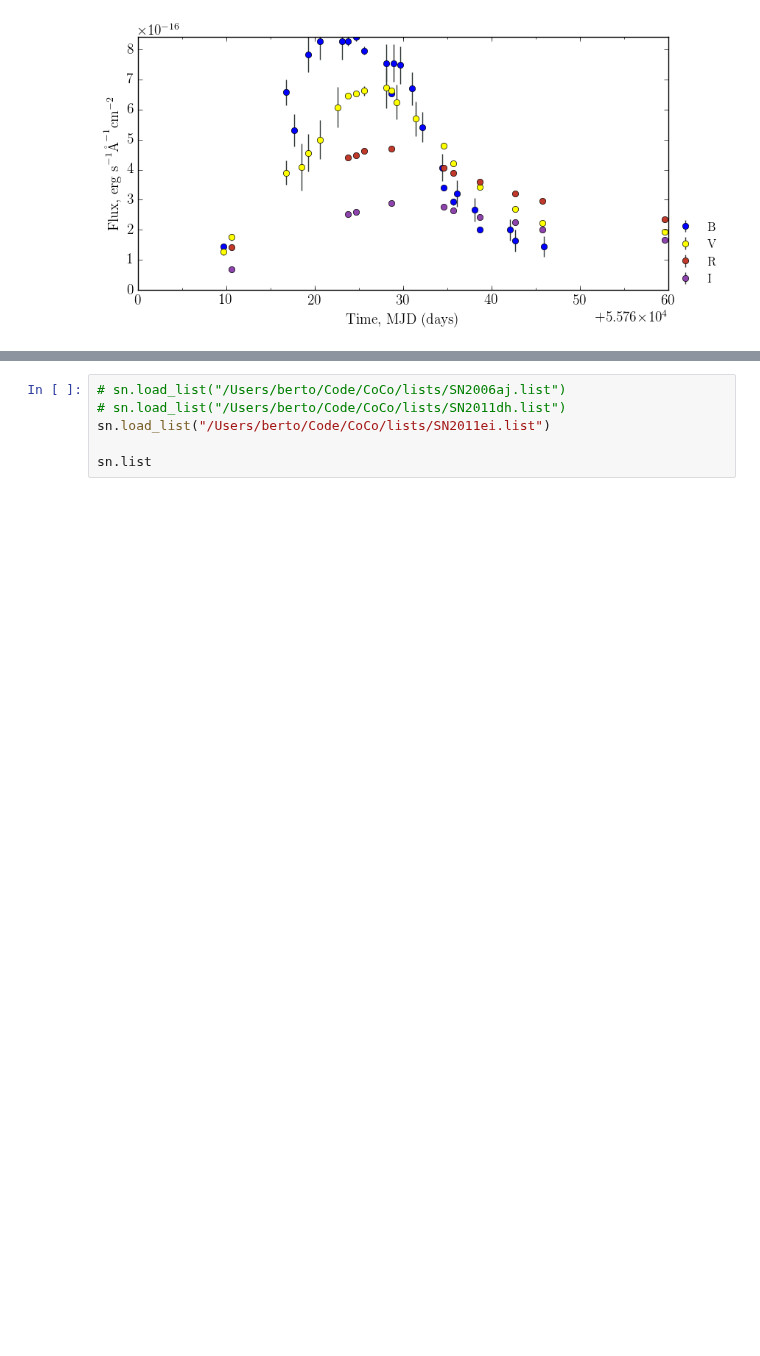
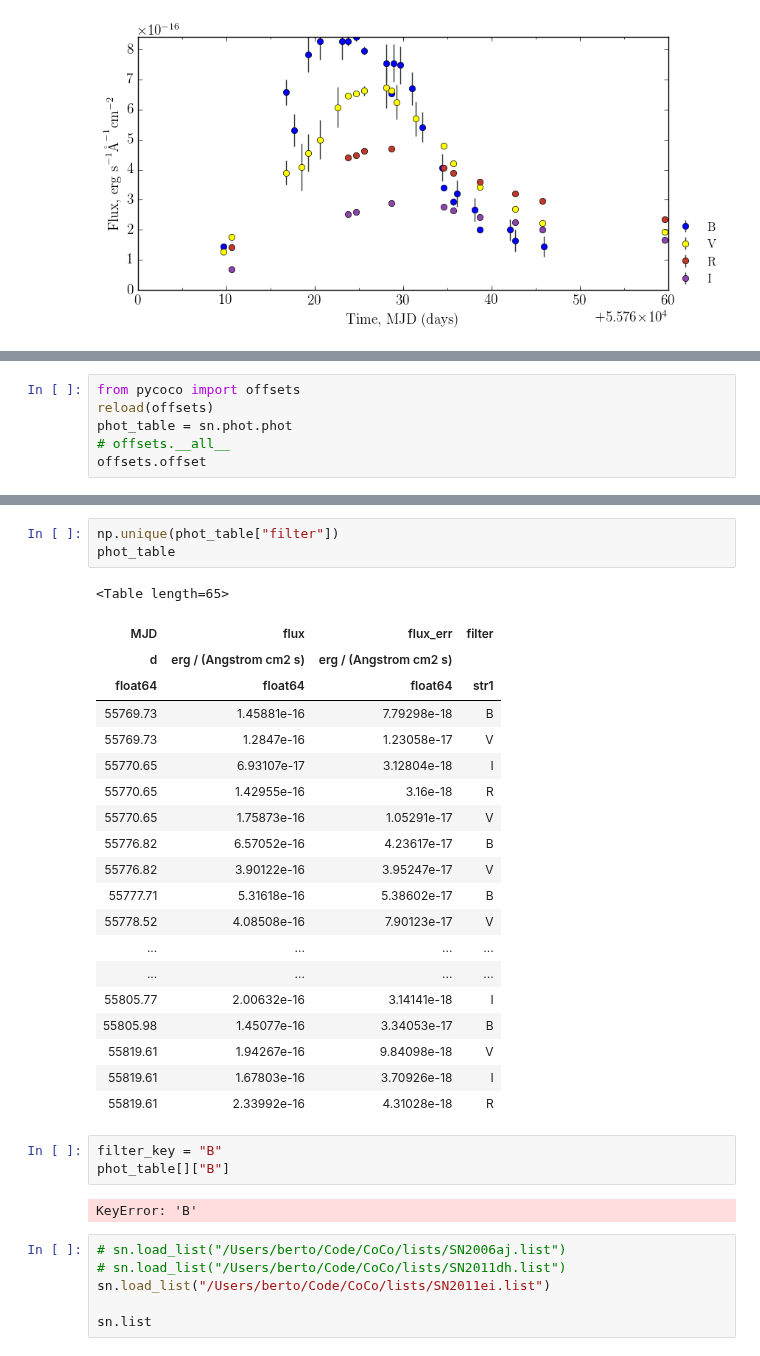
Before and after one commit to UoS-SNe/pycoco, a Jupyter notebook: notebooks/scratch_scripts.ipynb, the cells around one changed output, grey strips where cells are left out. Cells and saved outputs as stored; diff of their text form; blank space fills up the shorter version.

```diff
--- a/notebooks/scratch_scripts.ipynb
+++ b/notebooks/scratch_scripts.ipynb
@@ -58,0 +34,6 @@ sn.phot.data['V']
+# %%
+from pycoco import offsets
+reload(offsets)
+phot_table = sn.phot.phot
+# offsets.__all__
+offsets.offset
@@ -59,3 +59,32 @@ sn.phot.data['V']
+# %%
+np.unique(phot_table["filter"])
+phot_table
+# %% [output]
+<Table length=65>
+| MJD | flux | flux_err | filter |
+| d | erg / (Angstrom cm2 s) | erg / (Angstrom cm2 s) |  |
+| float64 | float64 | float64 | str1 |
+| 55769.73 | 1.45881e-16 | 7.79298e-18 | B |
+| 55769.73 | 1.2847e-16 | 1.23058e-17 | V |
+| 55770.65 | 6.93107e-17 | 3.12804e-18 | I |
+| 55770.65 | 1.42955e-16 | 3.16e-18 | R |
+| 55770.65 | 1.75873e-16 | 1.05291e-17 | V |
+| 55776.82 | 6.57052e-16 | 4.23617e-17 | B |
+| 55776.82 | 3.90122e-16 | 3.95247e-17 | V |
+| 55777.71 | 5.31618e-16 | 5.38602e-17 | B |
+| 55778.52 | 4.08508e-16 | 7.90123e-17 | V |
+| ... | ... | ... | ... |
+| ... | ... | ... | ... |
+| 55805.77 | 2.00632e-16 | 3.14141e-18 | I |
+| 55805.98 | 1.45077e-16 | 3.34053e-17 | B |
+| 55819.61 | 1.94267e-16 | 9.84098e-18 | V |
+| 55819.61 | 1.67803e-16 | 3.70926e-18 | I |
+| 55819.61 | 2.33992e-16 | 4.31028e-18 | R |
+# %%
+filter_key = "B"
+phot_table[]["B"]
+# %% [output]
+KeyError: 'B'
 # %%
 # sn.load_list("/Users/berto/Code/CoCo/lists/SN2006aj.list")
 # sn.load_list("/Users/berto/Code/CoCo/lists/SN2011dh.list")
```
Also changed, not shown: parts of 9 cells of this notebook, 3 other files.
